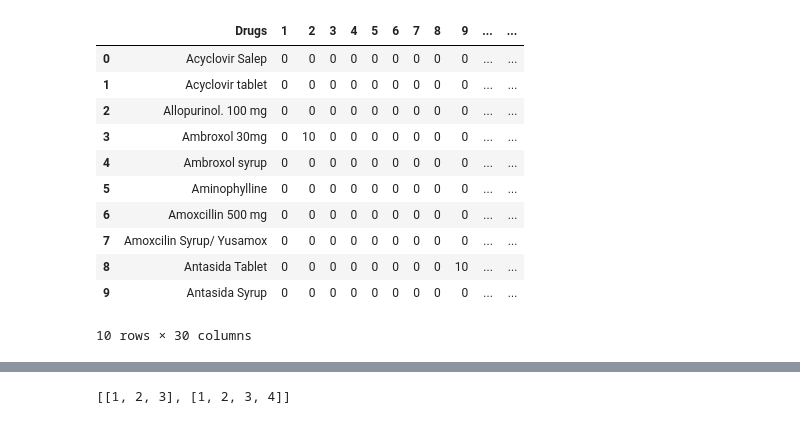
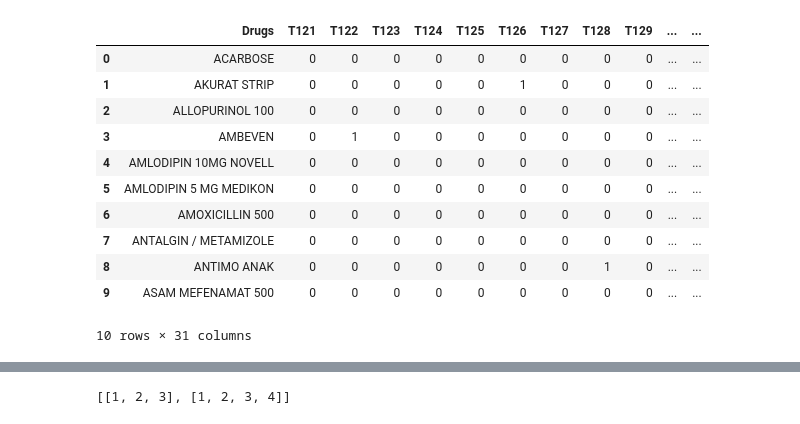
Before and after one commit to tami9/research, a Jupyter notebook: docs/Eclat Custom Libraries Test.ipynb, the cells around one changed output, grey strips where cells are left out. Drawn from its saved outputs; the diff is of its cells as text; code cells hidden in the pictures.

```diff
--- a/docs/Eclat Custom Libraries Test.ipynb
+++ b/docs/Eclat Custom Libraries Test.ipynb
@@ -2,19 +2,19 @@
 import pandas as pd
 from eclat import Eclat
 # %%
-data = pd.read_excel('april2018.xlsx')
+data = pd.read_excel('datasampel.xlsx')
 data.head(10)
 # %% [output]
-|  | Drugs | 1 | 2 | 3 | 4 | 5 | 6 | 7 | 8 | 9 | ... | ... |
-| 0 | Acyclovir Salep | 0 | 0 | 0 | 0 | 0 | 0 | 0 | 0 | 0 | ... | ... |
-| 1 | Acyclovir tablet | 0 | 0 | 0 | 0 | 0 | 0 | 0 | 0 | 0 | ... | ... |
-| 2 | Allopurinol. 100 mg | 0 | 0 | 0 | 0 | 0 | 0 | 0 | 0 | 0 | ... | ... |
-| 3 | Ambroxol 30mg | 0 | 10 | 0 | 0 | 0 | 0 | 0 | 0 | 0 | ... | ... |
-| 4 | Ambroxol syrup | 0 | 0 | 0 | 0 | 0 | 0 | 0 | 0 | 0 | ... | ... |
-| 5 | Aminophylline | 0 | 0 | 0 | 0 | 0 | 0 | 0 | 0 | 0 | ... | ... |
-| 6 | Amoxcillin 500 mg | 0 | 0 | 0 | 0 | 0 | 0 | 0 | 0 | 0 | ... | ... |
-| 7 | Amoxcilin Syrup/ Yusamox | 0 | 0 | 0 | 0 | 0 | 0 | 0 | 0 | 0 | ... | ... |
-| 8 | Antasida Tablet | 0 | 0 | 0 | 0 | 0 | 0 | 0 | 0 | 10 | ... | ... |
-| 9 | Antasida Syrup | 0 | 0 | 0 | 0 | 0 | 0 | 0 | 0 | 0 | ... | ... |
+|  | Drugs | T121 | T122 | T123 | T124 | T125 | T126 | T127 | T128 | T129 | ... | ... |
+| 0 | ACARBOSE | 0 | 0 | 0 | 0 | 0 | 0 | 0 | 0 | 0 | ... | ... |
+| 1 | AKURAT STRIP | 0 | 0 | 0 | 0 | 0 | 1 | 0 | 0 | 0 | ... | ... |
+| 2 | ALLOPURINOL 100 | 0 | 0 | 0 | 0 | 0 | 0 | 0 | 0 | 0 | ... | ... |
+| 3 | AMBEVEN | 0 | 1 | 0 | 0 | 0 | 0 | 0 | 0 | 0 | ... | ... |
+| 4 | AMLODIPIN 10MG NOVELL | 0 | 0 | 0 | 0 | 0 | 0 | 0 | 0 | 0 | ... | ... |
+| 5 | AMLODIPIN 5 MG MEDIKON | 0 | 0 | 0 | 0 | 0 | 0 | 0 | 0 | 0 | ... | ... |
+| 6 | AMOXICILLIN 500 | 0 | 0 | 0 | 0 | 0 | 0 | 0 | 0 | 0 | ... | ... |
+| 7 | ANTALGIN / METAMIZOLE | 0 | 0 | 0 | 0 | 0 | 0 | 0 | 0 | 0 | ... | ... |
+| 8 | ANTIMO ANAK | 0 | 0 | 0 | 0 | 0 | 0 | 0 | 1 | 0 | ... | ... |
+| 9 | ASAM MEFENAMAT 500 | 0 | 0 | 0 | 0 | 0 | 0 | 0 | 0 | 0 | ... | ... |
-10 rows × 30 columns
+10 rows × 31 columns
 # %%
```
Also changed, not shown: parts of 8 cells of this notebook.
